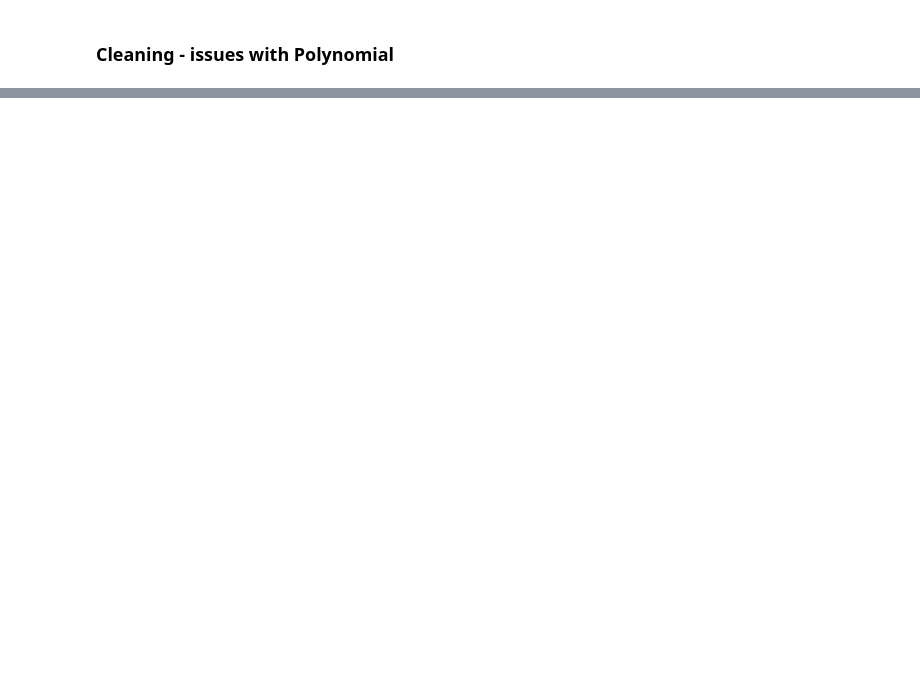
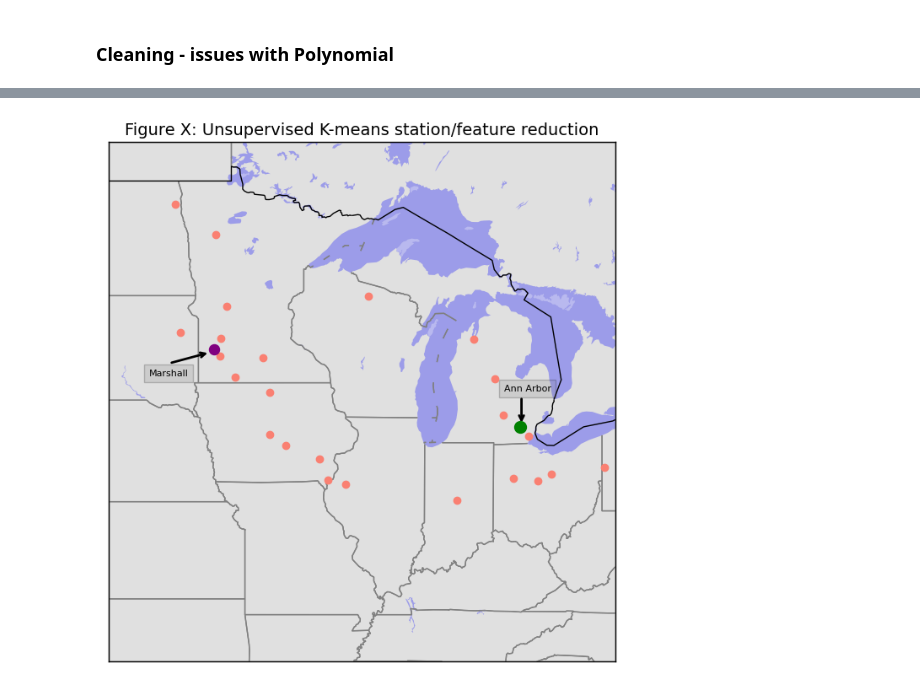
Before and after one commit to Pkeet99/Weatherman, a Jupyter notebook: Results/Cleaning & Scores Visuals.ipynb, the cells around one changed output, grey strips where cells are left out. Drawn from its saved outputs; the diff is of its cells as text; code cells hidden in the pictures; blank space fills up the shorter version.

Commit message:
New Visual file and supporting info

```diff
--- a/Results/Cleaning & Scores Visuals.ipynb
+++ b/Results/Cleaning & Scores Visuals.ipynb
@@ -63,4 +97,5 @@ org+poly+arima
 # %% [output]
 [interactive output not drawn]
 # %%
-print(df_org_clean.to_string())
+maplocations = os.path.join(ROOT_DIR, 'unsupervised_models','kmeansclustering2.csv')
+k_means_location=pd.read_csv(maplocations)
@@ -84,0 +102,2 @@ time
+# %%
+kmeans=k_means_location.iloc[0:26]
@@ -84,0 +329,28 @@ time
+# %%
+# merc
+lat = kmeans['latitude'].values
+long= kmeans['longitude'].values
+
+fig = plt.figure(figsize=(8, 8))
+m=Basemap(llcrnrlon=-100, llcrnrlat=35, urcrnrlon=-80.,urcrnrlat=50, projection='merc', resolution='i')
+m.drawmapboundary(fill_color='lightgrey')
+m.fillcontinents(color='white', alpha=0.3, lake_color='blue')
+m.drawstates(color='grey', linewidth=1)
+m.drawcountries(color='black', linewidth=1)
+aalons,aalats=m(-83.7456,42.2230)
+dlons,dlats=m(-95.8244,44.4517)
+# convert lat and long to map projection coordinates
+lons, lats = m(long, lat)
+
+m.scatter(lons, lats, marker = 'o', color='salmon',  zorder=5)
+m.scatter(aalons, aalats, marker = 'o', color='green', s=100, zorder=5)
+m.scatter(dlons, dlats, marker = 'o', color='purple', s=75, zorder=6)
+plt.annotate('Ann Arbor', xy=(.78, .52), xycoords='axes fraction',bbox=dict(facecolor='grey',alpha=0.2),fontsize=8)
+plt.annotate('',xy=(.815,.455), xytext=(.815,.51),xycoords='axes fraction',arrowprops=dict(arrowstyle="->",linewidth=2))
+
+plt.annotate('Marshall', xy=(.08, .55), xycoords='axes fraction',bbox=dict(facecolor='grey',alpha=0.2),fontsize=8)
+plt.annotate('',xy=(.2,.595), xytext=(.12,.574),xycoords='axes fraction',arrowprops=dict(arrowstyle="->",linewidth=2))
+plt.title('Figure X: Unsupervised K-means station/feature reduction', fontsize=14)
+plt.show()
+# %% [output]
+[figure, added]
```
Also changed, not shown: parts of 20 cells of this notebook, 3 other files.
